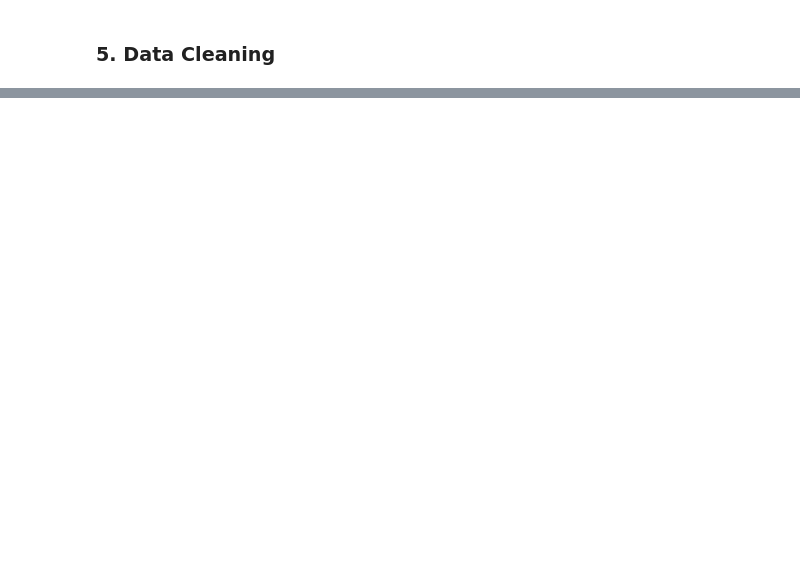
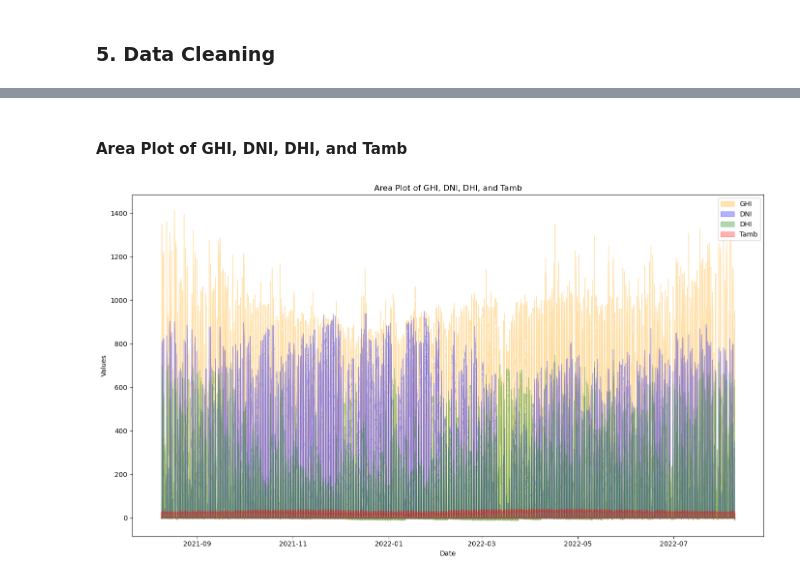
Before and after one commit to J0-Y0/moon_light_energy, a Jupyter notebook: notebooks/EDA_analysis.ipynb, the cells around one changed output, grey strips where cells are left out. Drawn from its saved outputs; the diff is of its cells as text; code cells hidden in the pictures; blank space fills up the shorter version.

```diff
--- a/notebooks/EDA_analysis.ipynb
+++ b/notebooks/EDA_analysis.ipynb
@@ -32,0 +114,18 @@ cleaned_data.head()
+# %% [markdown]
+#### Area Plot of GHI, DNI, DHI, and Tamb
+# %%
+plt.figure(figsize=(14, 8))
+
+plt.fill_between(cleaned_data.index, cleaned_data['GHI'], color='orange', alpha=0.3, label='GHI')
+plt.fill_between(cleaned_data.index, cleaned_data['DNI'], color='blue', alpha=0.3, label='DNI')
+plt.fill_between(cleaned_data.index, cleaned_data['DHI'], color='green', alpha=0.3, label='DHI')
+plt.fill_between(cleaned_data.index, cleaned_data['Tamb'], color='red', alpha=0.3, label='Tamb')
+
+plt.title('Area Plot of GHI, DNI, DHI, and Tamb')
+plt.xlabel('Date')
+plt.ylabel('Values')
+plt.legend()
+plt.tight_layout()
+plt.show()
+# %% [output]
+[figure, added]
```
Also changed, not shown: parts of 21 cells of this notebook.
